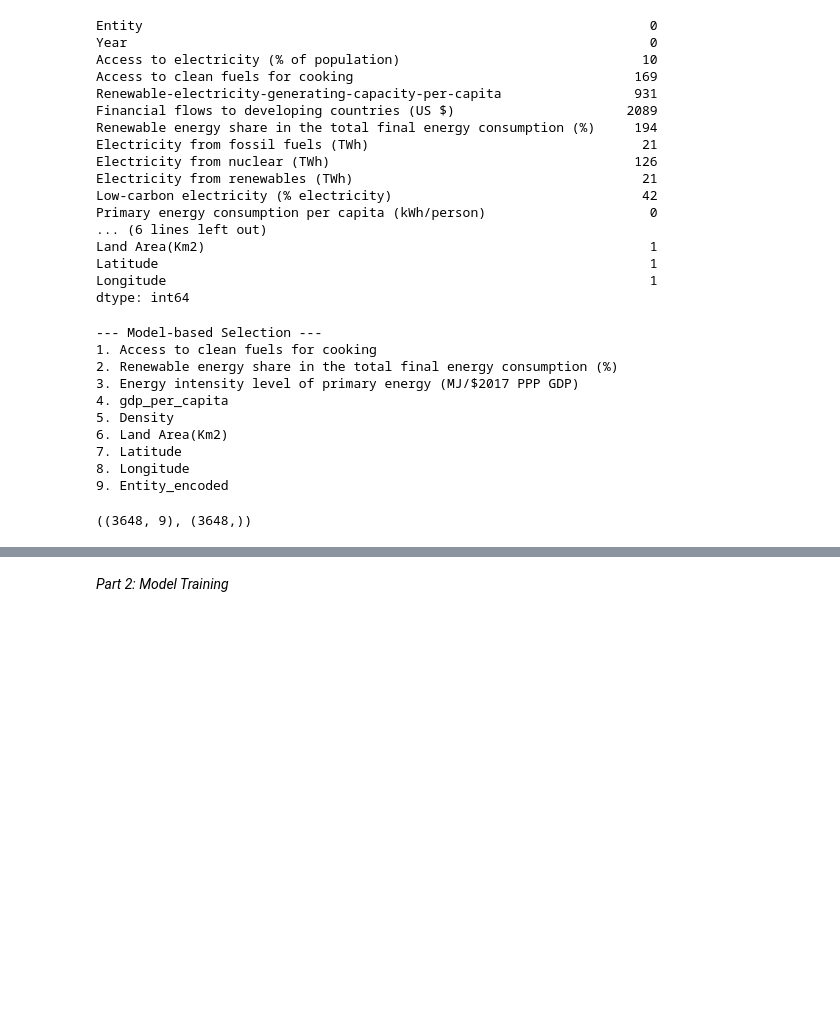
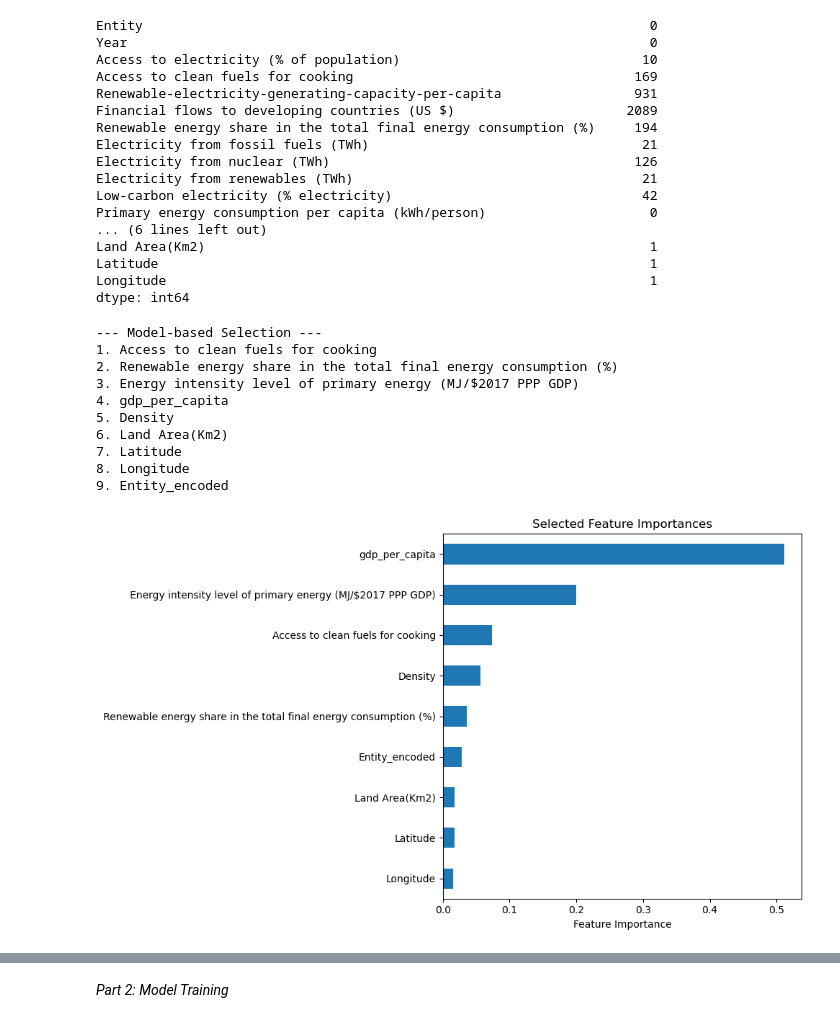
Before and after one commit to alvin0401lo/Energy_consumption_prediction_using_Machine_Learning, a Jupyter notebook: ML_assignment.ipynb, the cells around one changed output, grey strips where cells are left out. Drawn from its saved outputs; the diff is of its cells as text; code cells hidden in the pictures; blank space fills up the shorter version.

Commit message:
added visualization

```diff
--- a/ML_assignment.ipynb
+++ b/ML_assignment.ipynb
@@ -97,33 +122,42 @@ y = df['Primary energy consumption per capita (kWh/person)']
 # %%
 #feature selection using model-based approach
 from sklearn.feature_selection import SelectFromModel
 
 selector = SelectFromModel(RandomForestRegressor(n_estimators=100, random_state=42), threshold='median')
 features = selector.fit_transform(X, y)
 selected = selector.get_support()
 
 selected_features = X.columns[selected].tolist()
 
 #print selected features with numbering
 print("\n--- Model-based Selection ---")
 for i, feature in enumerate(selected_features, 1):
     print(f"{i}. {feature}")
 
 
 X_selected = X[selected_features]
-X_selected.shape, y.shape
+
+#visualize selected features using bar plot
+feature_importances = selector.estimator_.feature_importances_[selected]
+feature_importances = pd.Series(feature_importances, index=selected_features).sort_values()
+plt.figure(figsize=(10, 6))
+feature_importances.plot(kind='barh')
+plt.xlabel('Feature Importance')
+plt.title('Selected Feature Importances')
+plt.tight_layout()
+plt.show()
 # %% [output]
 --- Model-based Selection ---
 1. Access to clean fuels for cooking
 2. Renewable energy share in the total final energy consumption (%)
 3. Energy intensity level of primary energy (MJ/$2017 PPP GDP)
 4. gdp_per_capita
 5. Density
 6. Land Area(Km2)
 7. Latitude
 8. Longitude
 9. Entity_encoded
-((3648, 9), (3648,))
+[figure, added]
 # %%
 train = df.loc[df.Year < 2017]
 test = df.loc[df.Year >= 2017]
```
Also changed, not shown: parts of 12 cells of this notebook.
